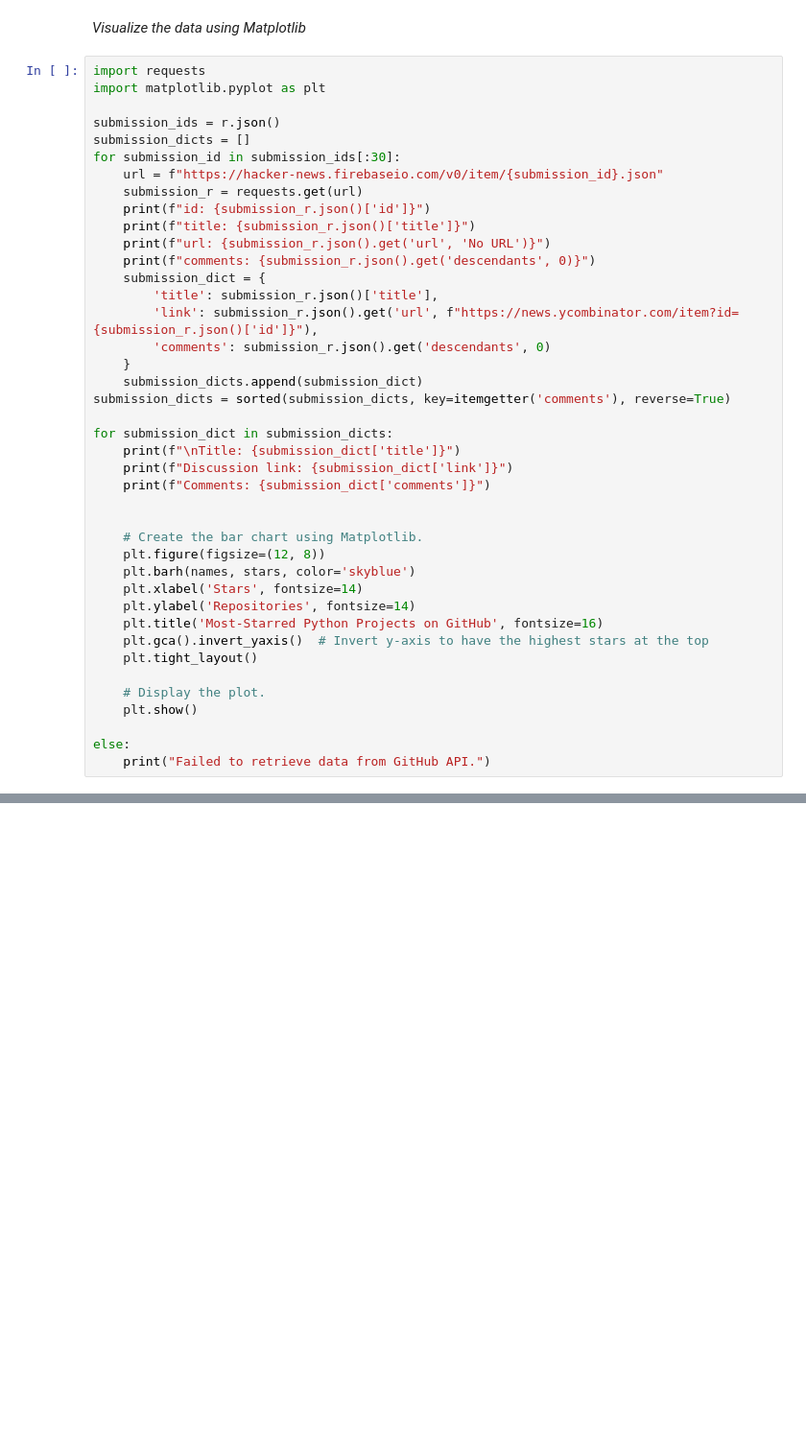
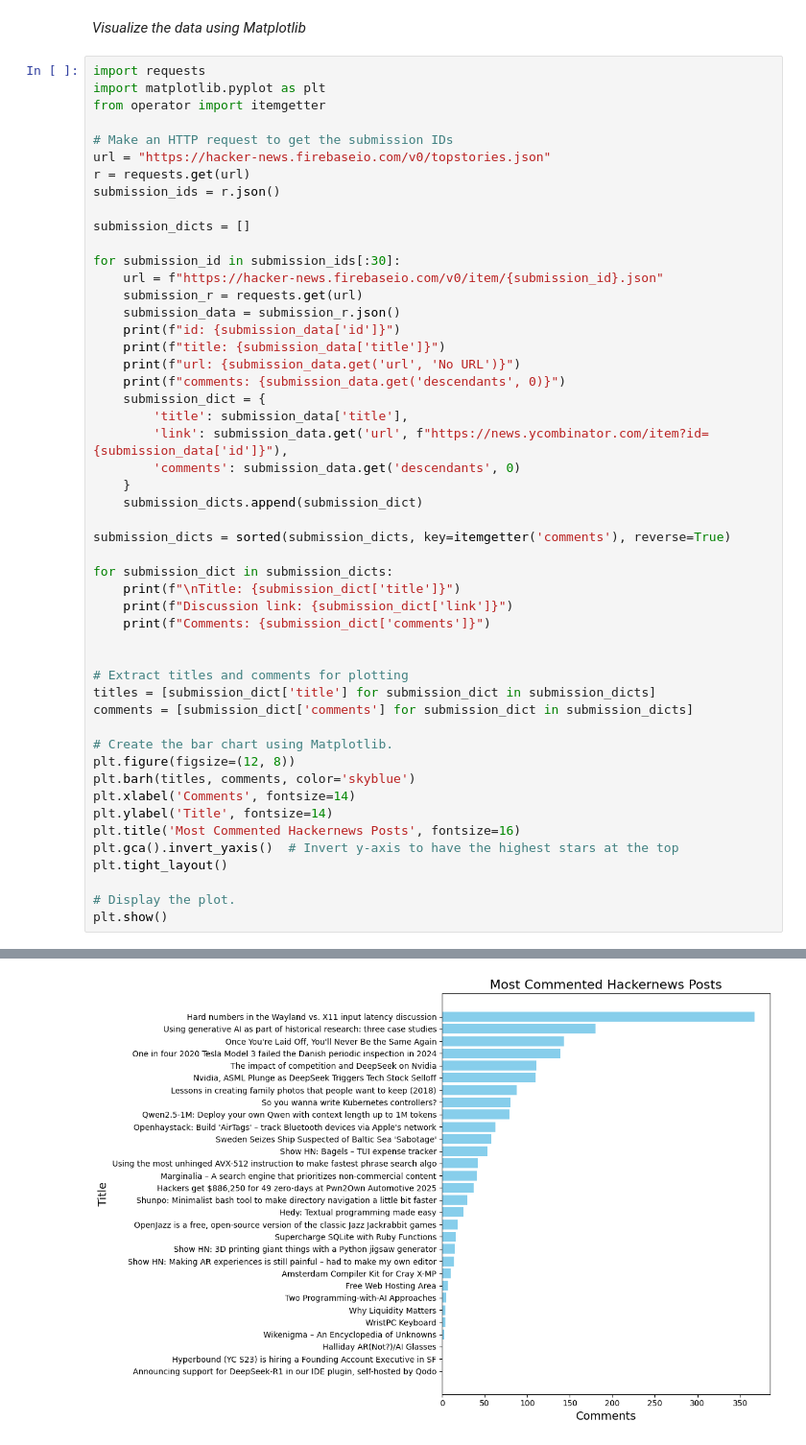
Before and after one commit to MelvinKhakabo/Python_Projects, a Jupyter notebook: API_Integration_PythonProjects/Hacker_news.ipynb, the cells around one changed output, grey strips where cells are left out. Shown at 96% size. Cells and saved outputs as stored; diff of their text form; blank space fills up the shorter version.

Commit message:
API Integration Python Projects

```diff
--- a/API_Integration_PythonProjects/Hacker_news.ipynb
+++ b/API_Integration_PythonProjects/Hacker_news.ipynb
@@ -63,22 +63,30 @@ _Visualize the data using Matplotlib_
 # %%
 import requests
 import matplotlib.pyplot as plt
+from operator import itemgetter
 
+# Make an HTTP request to get the submission IDs
+url = "https://hacker-news.firebaseio.com/v0/topstories.json"
+r = requests.get(url)
 submission_ids = r.json()
+
 submission_dicts = []
+
 for submission_id in submission_ids[:30]:
     url = f"https://hacker-news.firebaseio.com/v0/item/{submission_id}.json"
     submission_r = requests.get(url)
-    print(f"id: {submission_r.json()['id']}")
-    print(f"title: {submission_r.json()['title']}")
-    print(f"url: {submission_r.json().get('url', 'No URL')}")
-    print(f"comments: {submission_r.json().get('descendants', 0)}")
+    submission_data = submission_r.json()
+    print(f"id: {submission_data['id']}")
+    print(f"title: {submission_data['title']}")
+    print(f"url: {submission_data.get('url', 'No URL')}")
+    print(f"comments: {submission_data.get('descendants', 0)}")
     submission_dict = {
-        'title': submission_r.json()['title'],
-        'link': submission_r.json().get('url', f"https://news.ycombinator.com/item?id={submission_r.json()['id']}"),
-        'comments': submission_r.json().get('descendants', 0)
+        'title': submission_data['title'],
+        'link': submission_data.get('url', f"https://news.ycombinator.com/item?id={submission_data['id']}"),
+        'comments': submission_data.get('descendants', 0)
     }
     submission_dicts.append(submission_dict)
+
 submission_dicts = sorted(submission_dicts, key=itemgetter('comments'), reverse=True)
 
 for submission_dict in submission_dicts:
@@ -87,17 +95,19 @@ for submission_dict in submission_dicts:
     print(f"Comments: {submission_dict['comments']}")
 
 
-    # Create the bar chart using Matplotlib.
-    plt.figure(figsize=(12, 8))
-    plt.barh(names, stars, color='skyblue')
-    plt.xlabel('Stars', fontsize=14)
-    plt.ylabel('Repositories', fontsize=14)
-    plt.title('Most-Starred Python Projects on GitHub', fontsize=16)
-    plt.gca().invert_yaxis()  # Invert y-axis to have the highest stars at the top
-    plt.tight_layout()
+# Extract titles and comments for plotting
+titles = [submission_dict['title'] for submission_dict in submission_dicts]
+comments = [submission_dict['comments'] for submission_dict in submission_dicts]
 
-    # Display the plot.
-    plt.show()
+# Create the bar chart using Matplotlib.
+plt.figure(figsize=(12, 8))
+plt.barh(titles, comments, color='skyblue')
+plt.xlabel('Comments', fontsize=14)
+plt.ylabel('Title', fontsize=14)
+plt.title('Most Commented Hackernews Posts', fontsize=16)
+plt.gca().invert_yaxis()  # Invert y-axis to have the highest stars at the top
+plt.tight_layout()
 
-else:
-    print("Failed to retrieve data from GitHub API.")
+# Display the plot.
+plt.show()
+# %% [output]
@@ -103,0 +131 @@ else:
+[figure, added]
```
Also changed, not shown: parts of 1 cell of this notebook.
